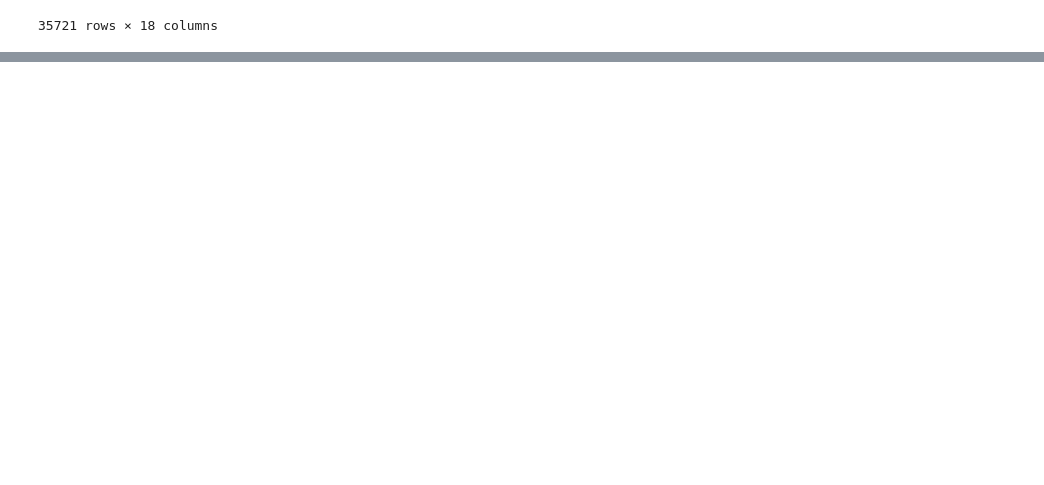
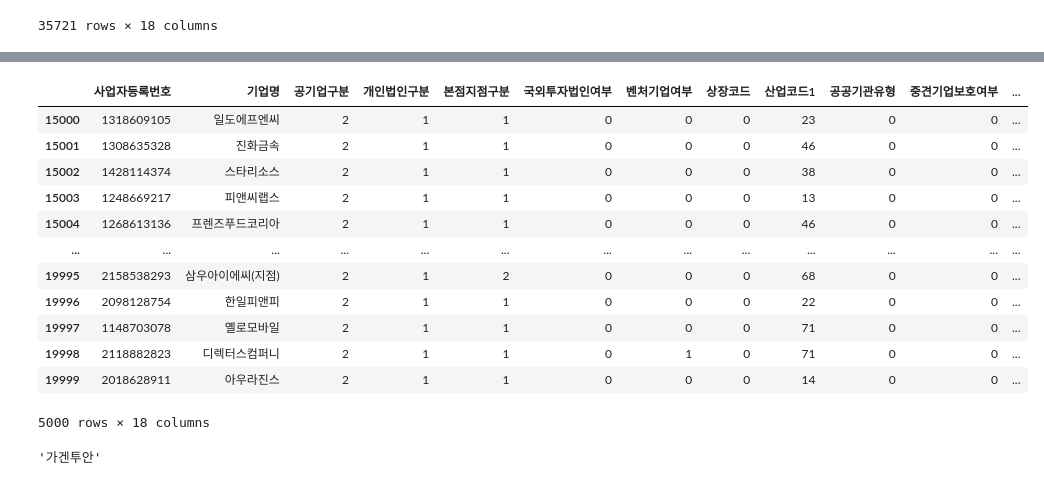
Before and after one commit to YoonJiHwan98/numble_repo, a Jupyter notebook: code/news_crawling.ipynb, the cells around one changed output, grey strips where cells are left out. Cells and saved outputs as stored; diff of their text form; code cells hidden in the pictures; blank space fills up the shorter version.

```diff
--- a/code/news_crawling.ipynb
+++ b/code/news_crawling.ipynb
@@ -143,0 +100,20 @@ df[df['기업명'] == '아이디헬스케어그룹']
+# %%
+df_4
+# %% [output]
+|  | 사업자등록번호 | 기업명 | 공기업구분 | 개인법인구분 | 본점지점구분 | 국외투자법인여부 | 벤처기업여부 | 상장코드 | 산업코드1 | 공공기관유형 | 중견기업보호여부 | ... |
+| 15000 | 1318609105 | 일도에프엔씨 | 2 | 1 | 1 | 0 | 0 | 0 | 23 | 0 | 0 | ... |
+| 15001 | 1308635328 | 진화금속 | 2 | 1 | 1 | 0 | 0 | 0 | 46 | 0 | 0 | ... |
+| 15002 | 1428114374 | 스타리소스 | 2 | 1 | 1 | 0 | 0 | 0 | 38 | 0 | 0 | ... |
+| 15003 | 1248669217 | 피앤씨랩스 | 2 | 1 | 1 | 0 | 0 | 0 | 13 | 0 | 0 | ... |
+| 15004 | 1268613136 | 프렌즈푸드코리아 | 2 | 1 | 1 | 0 | 0 | 0 | 46 | 0 | 0 | ... |
+| ... | ... | ... | ... | ... | ... | ... | ... | ... | ... | ... | ... | ... |
+| 19995 | 2158538293 | 삼우아이에씨(지점) | 2 | 1 | 2 | 0 | 0 | 0 | 68 | 0 | 0 | ... |
+| 19996 | 2098128754 | 한일피앤피 | 2 | 1 | 1 | 0 | 0 | 0 | 22 | 0 | 0 | ... |
+| 19997 | 1148703078 | 옐로모바일 | 2 | 1 | 1 | 0 | 0 | 0 | 71 | 0 | 0 | ... |
+| 19998 | 2118882823 | 디렉터스컴퍼니 | 2 | 1 | 1 | 0 | 1 | 0 | 71 | 0 | 0 | ... |
+| 19999 | 2018628911 | 아우라진스 | 2 | 1 | 1 | 0 | 0 | 0 | 14 | 0 | 0 | ... |
+5000 rows × 18 columns
+# %%
+df_3.iloc[0]['기업명']
+# %% [output]
+'가겐투안'
```
Also changed, not shown: parts of 12 cells of this notebook, 6 other files.
